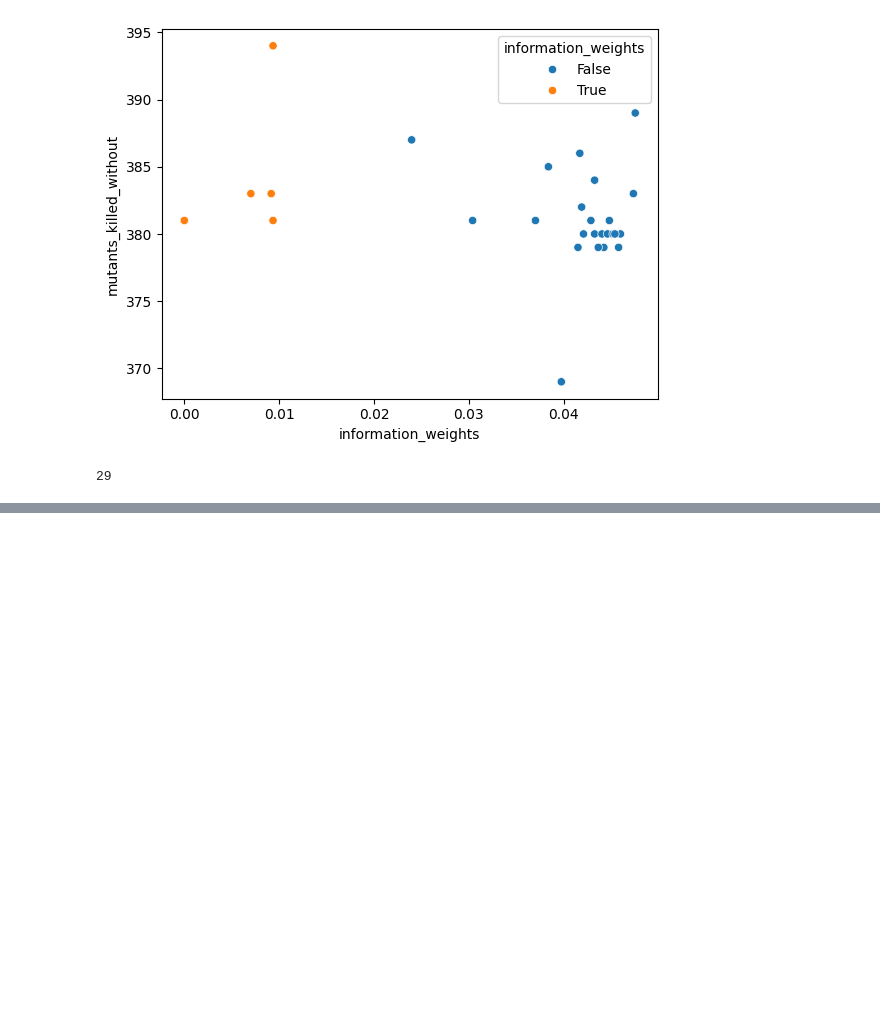
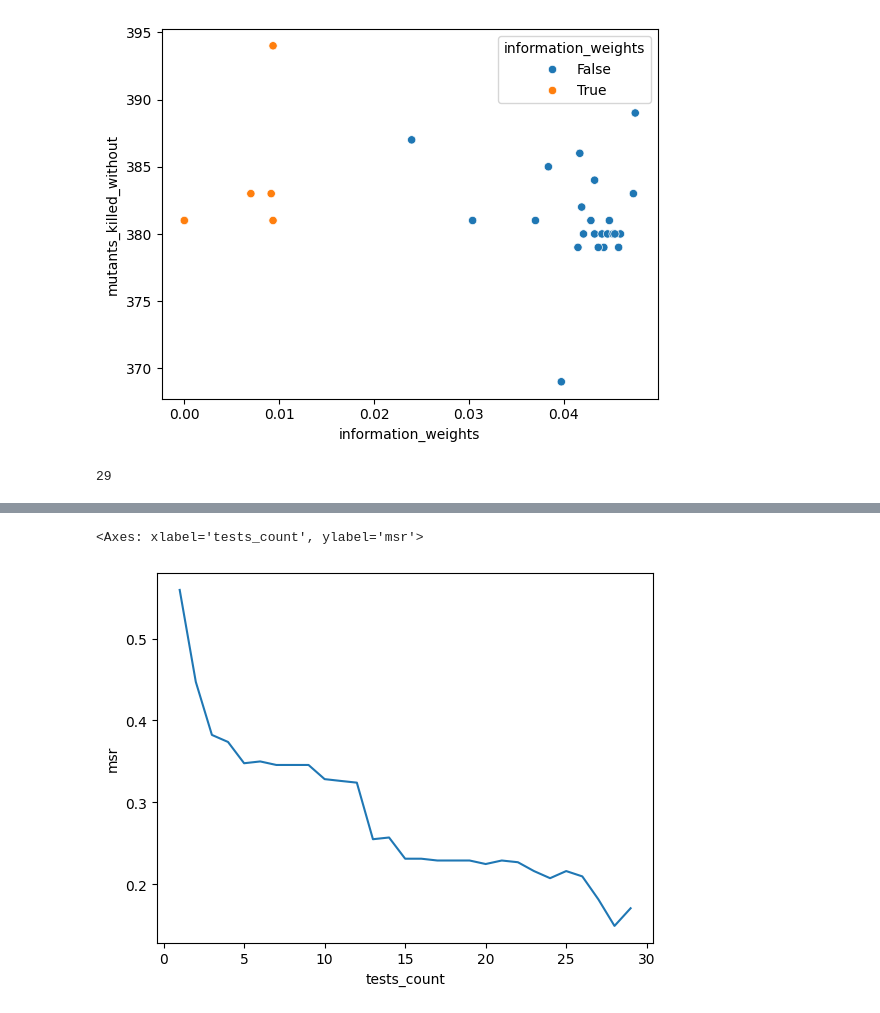
Before and after one commit to leliel12/yagua, a Jupyter notebook: experiment.ipynb, the cells around one changed output, grey strips where cells are left out. Cells and saved outputs as stored; diff of their text form; code cells hidden in the pictures; blank space fills up the shorter version.

```diff
--- a/experiment.ipynb
+++ b/experiment.ipynb
@@ -92,0 +78,5 @@ np.float64(4.3694478524670215)
+# %%
+sns.lineplot(data=edf, x="tests_count", y="msr")
+# %% [output]
+<Axes: xlabel='tests_count', ylabel='msr'>
+[figure, added]
```
Also changed, not shown: parts of 19 cells of this notebook.
